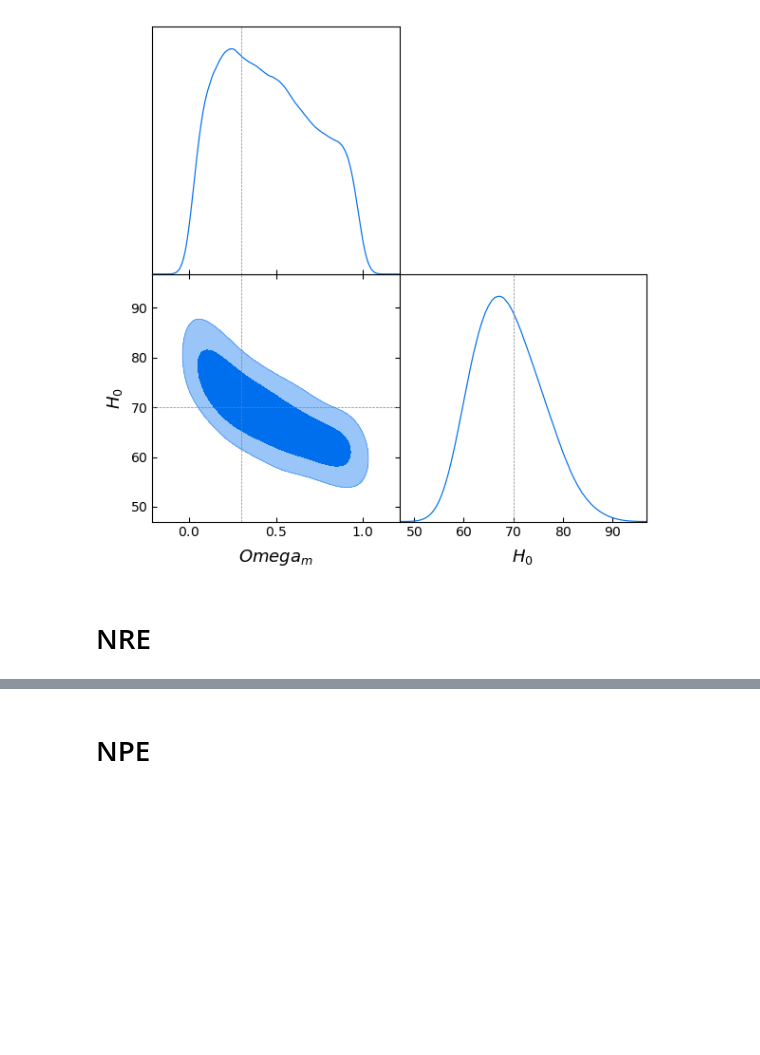
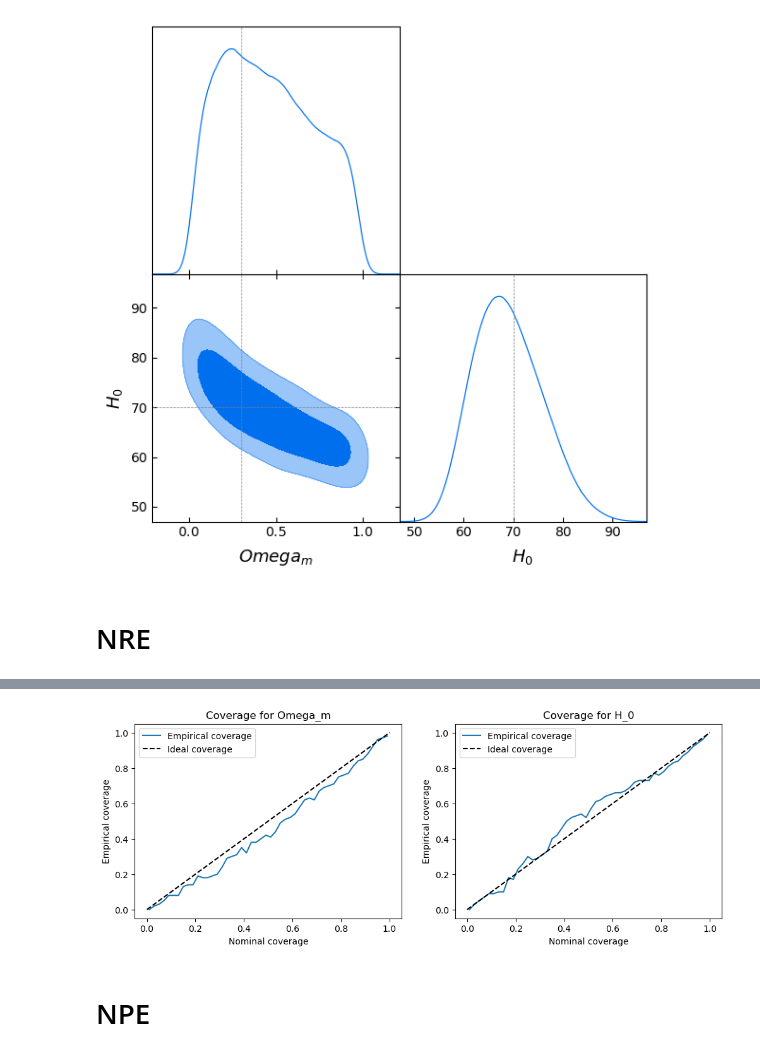
Before and after one commit to astrostatistics-in-crete/2024_summer_school, a Jupyter notebook: 13_SBI/SBI_answerkey.ipynb, the cells around one changed output, grey strips where cells are left out. Drawn from its saved outputs; the diff is of its cells as text; code cells hidden in the pictures; blank space fills up the shorter version.

```diff
--- a/13_SBI/SBI_answerkey.ipynb
+++ b/13_SBI/SBI_answerkey.ipynb
@@ -536,0 +585,21 @@ plt.show()
+# %%
+# Generate test samples
+n_test = 100
+theta_test_samples = np.random.uniform(low=[0, 50], high=[1, 100], size=(n_test, 2))
+x_test_samples = np.array([luminosity_distance_simulator(theta, z) for theta in tqdm(theta_test_samples)])
+
+# Normalize test data
+x_test_samples_norm = (torch.tensor(x_test_samples, dtype=torch.float32) - x_mean) / x_std
+# %%
+# Compute empirical coverage
+p_nominals = np.linspace(0.01, 0.99, 50)
+contains_true = np.zeros((2, n_test, len(p_nominals)))
+
+for i_param in range(2):
+    for i, theta_test in enumerate(tqdm(theta_test_samples)):
+        x_test = x_test_samples[i]
+        posterior_samples = sample_posterior_mcmc(log_post, x_test, n_samples=1000)
+        for j, p_nominal in enumerate(p_nominals):
+            hdi_min, hdi_max = HPD(posterior_samples[:, i_param], credible_mass=p_nominal)
+            if hdi_min < theta_test[i_param] < hdi_max:
+                contains_true[i_param, i, j] = 1
@@ -537,3 +609,19 @@ plt.show()
+# %%
+# Plot the coverage
+fig, ax = plt.subplots(1, 2, figsize=(12, 4))
+
+param_names = ["Omega_m", "H_0"]
+for i in range(2):
+    ax[i].plot(p_nominals, empirical_coverage[i], label='Empirical coverage')
+    ax[i].plot([0, 1], [0, 1], color="black", linestyle="--", label='Ideal coverage')
+    ax[i].set_xlabel("Nominal coverage")
+    ax[i].set_ylabel("Empirical coverage")
+    ax[i].set_title(f"Coverage for {param_names[i]}")
+    ax[i].legend()
+
+plt.show()
+# %% [output]
+[figure, added]
 # %% [markdown]
 # NPE
 # %%
```
Also changed, not shown: parts of 42 cells of this notebook.
